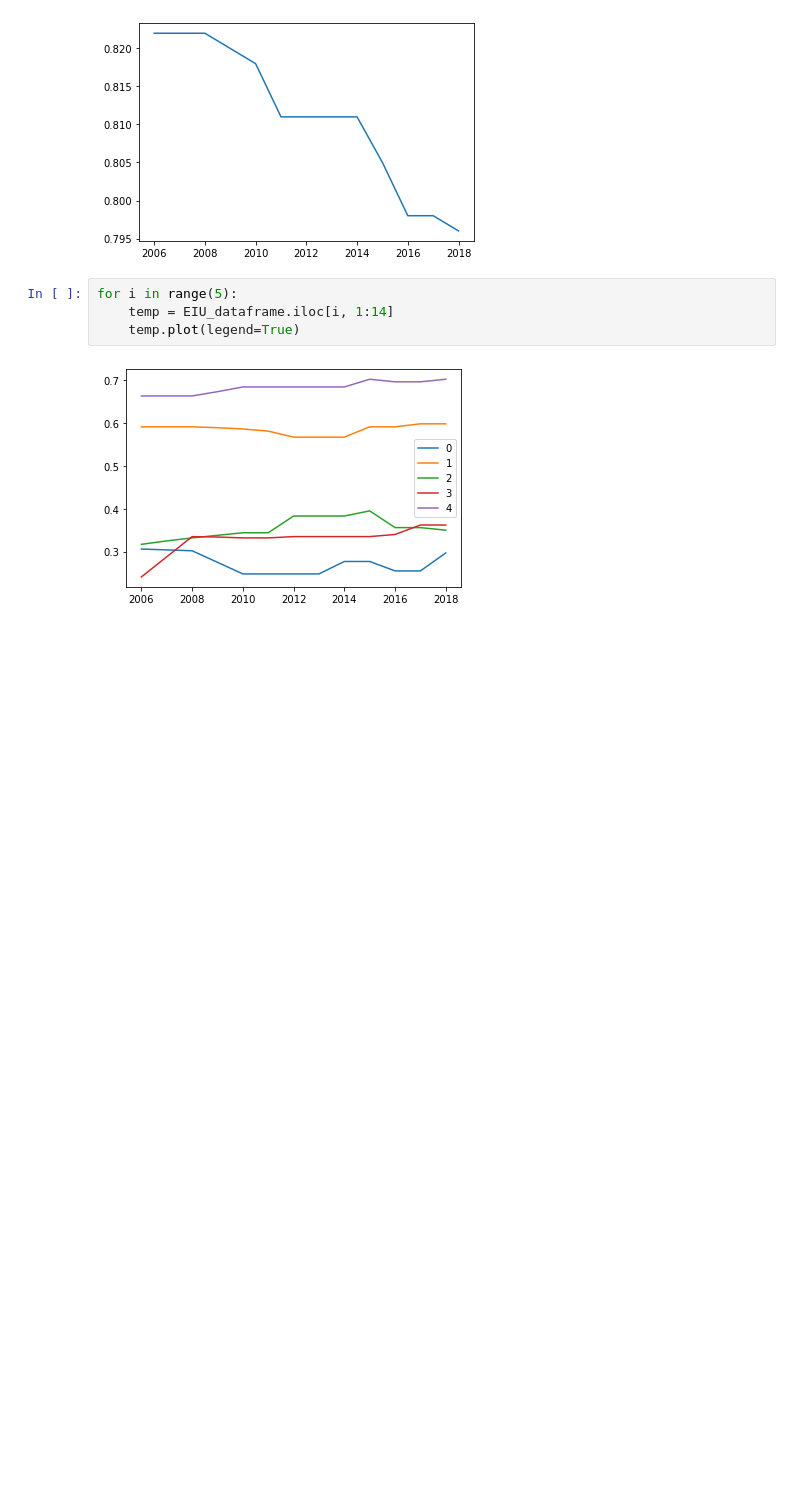
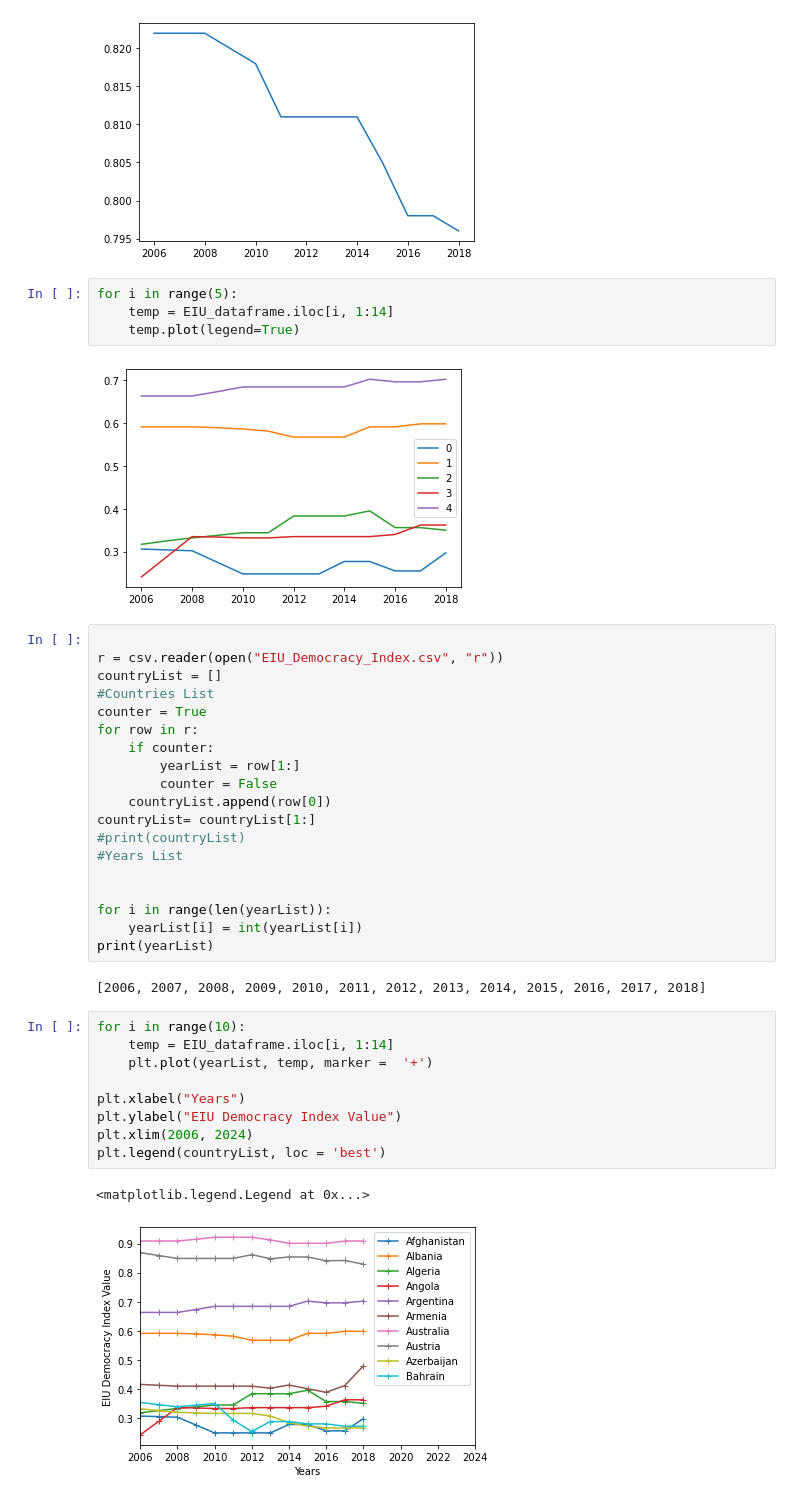
Before and after one commit to olincollege/midterm-project-Erhardt4, a Jupyter notebook: GapMinder_Data.ipynb, the cells around one changed output. Drawn from its saved outputs; the diff is of its cells as text; blank space fills up the shorter version.

```diff
--- a/GapMinder_Data.ipynb
+++ b/GapMinder_Data.ipynb
@@ -14,3 +15,36 @@ for i in range(5):
     temp.plot(legend=True)
 # %% [output]
 [figure]
+# %%
+
+r = csv.reader(open("EIU_Democracy_Index.csv", "r"))
+countryList = []
+#Countries List
+counter = True
+for row in r:
+    if counter:
+        yearList = row[1:]
+        counter = False
+    countryList.append(row[0])
+countryList= countryList[1:]
+#print(countryList)
+#Years List
+
+
+for i in range(len(yearList)):
+    yearList[i] = int(yearList[i])
+print(yearList)
+# %% [output]
+[2006, 2007, 2008, 2009, 2010, 2011, 2012, 2013, 2014, 2015, 2016, 2017, 2018]
+# %%
+for i in range(10):
+    temp = EIU_dataframe.iloc[i, 1:14]
+    plt.plot(yearList, temp, marker =  '+')
+
+plt.xlabel("Years")
+plt.ylabel("EIU Democracy Index Value")
+plt.xlim(2006, 2024)
+plt.legend(countryList, loc = 'best')
+# %% [output]
+<matplotlib.legend.Legend at 0x...>
+[figure, added]
```
Also changed, not shown: parts of 3 cells of this notebook, 3 other files.
